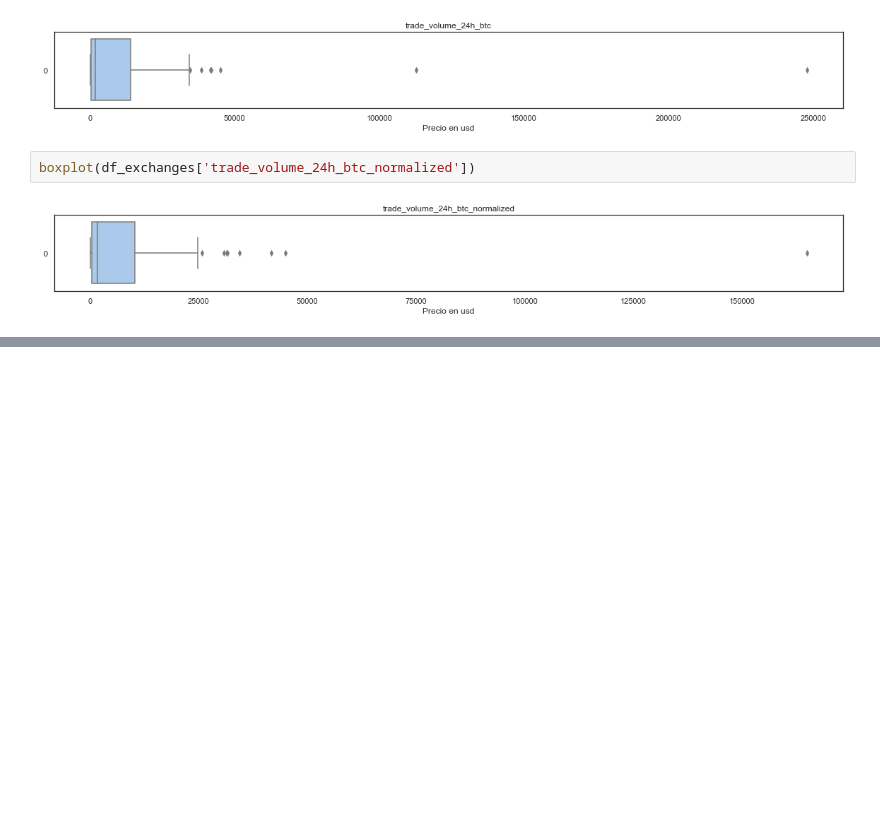
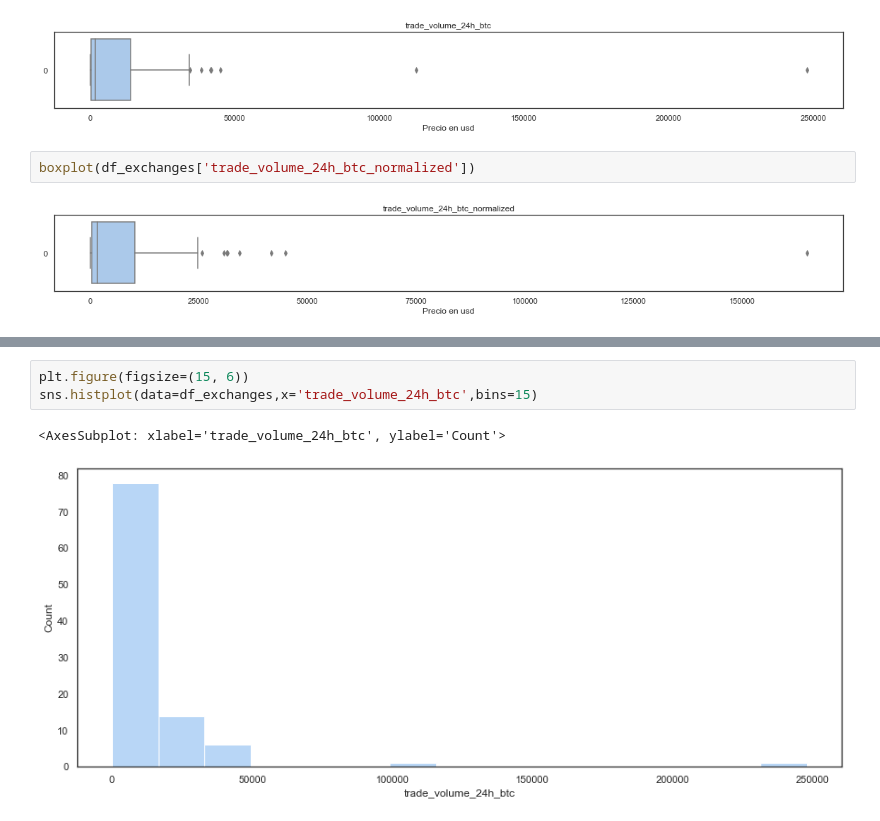
Before and after one commit to Galo0000/Analitics_Proyect_Cryptocurrency, a Jupyter notebook: EDA.ipynb, the cells around one changed output, grey strips where cells are left out. Drawn from its saved outputs; the diff is of its cells as text; blank space fills up the shorter version.

```diff
--- a/EDA.ipynb
+++ b/EDA.ipynb
@@ -250,0 +286,6 @@ boxplot(df_exchanges['trade_volume_24h_btc_normalized'])
+# %%
+plt.figure(figsize=(15, 6))
+sns.histplot(data=df_exchanges,x='trade_volume_24h_btc',bins=15)
+# %% [output]
+<AxesSubplot: xlabel='trade_volume_24h_btc', ylabel='Count'>
+[figure, added]
```
Also changed, not shown: parts of 6 cells of this notebook.
